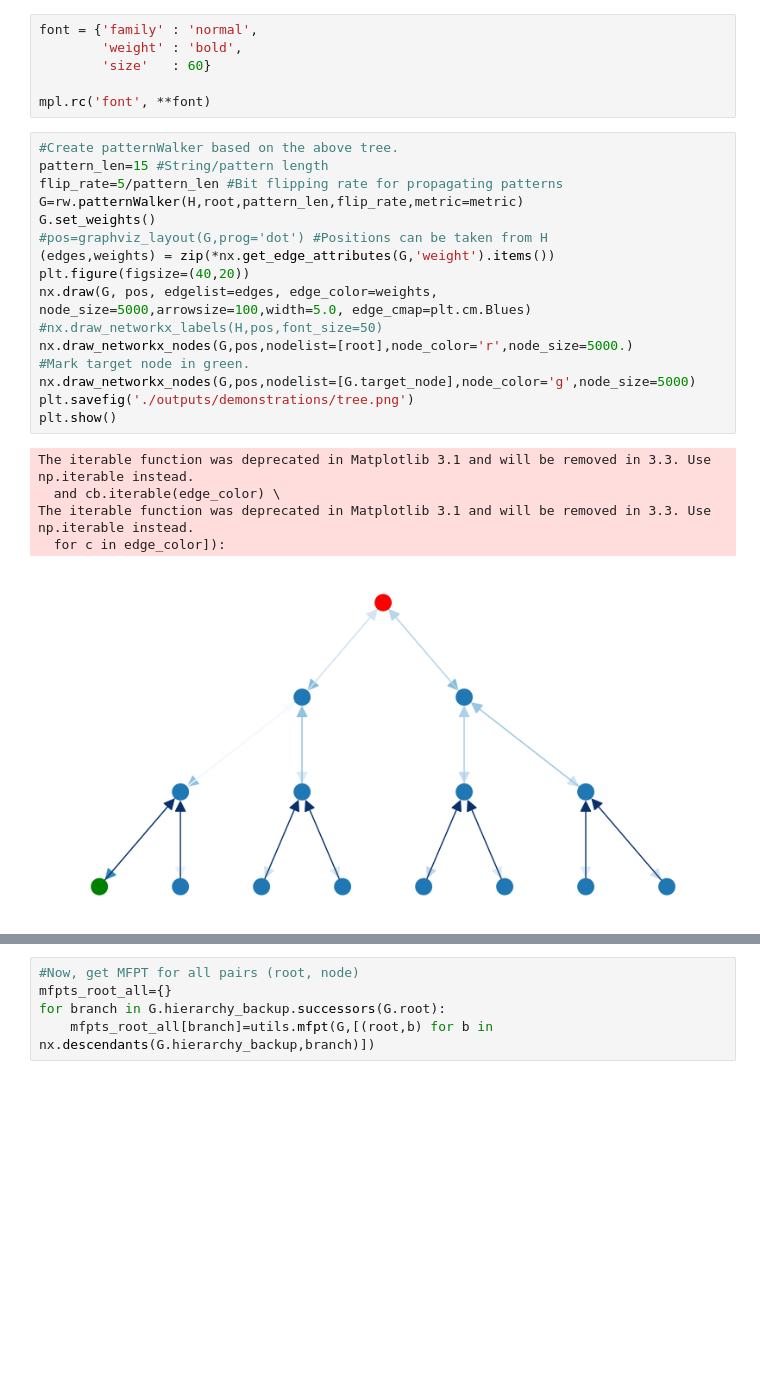
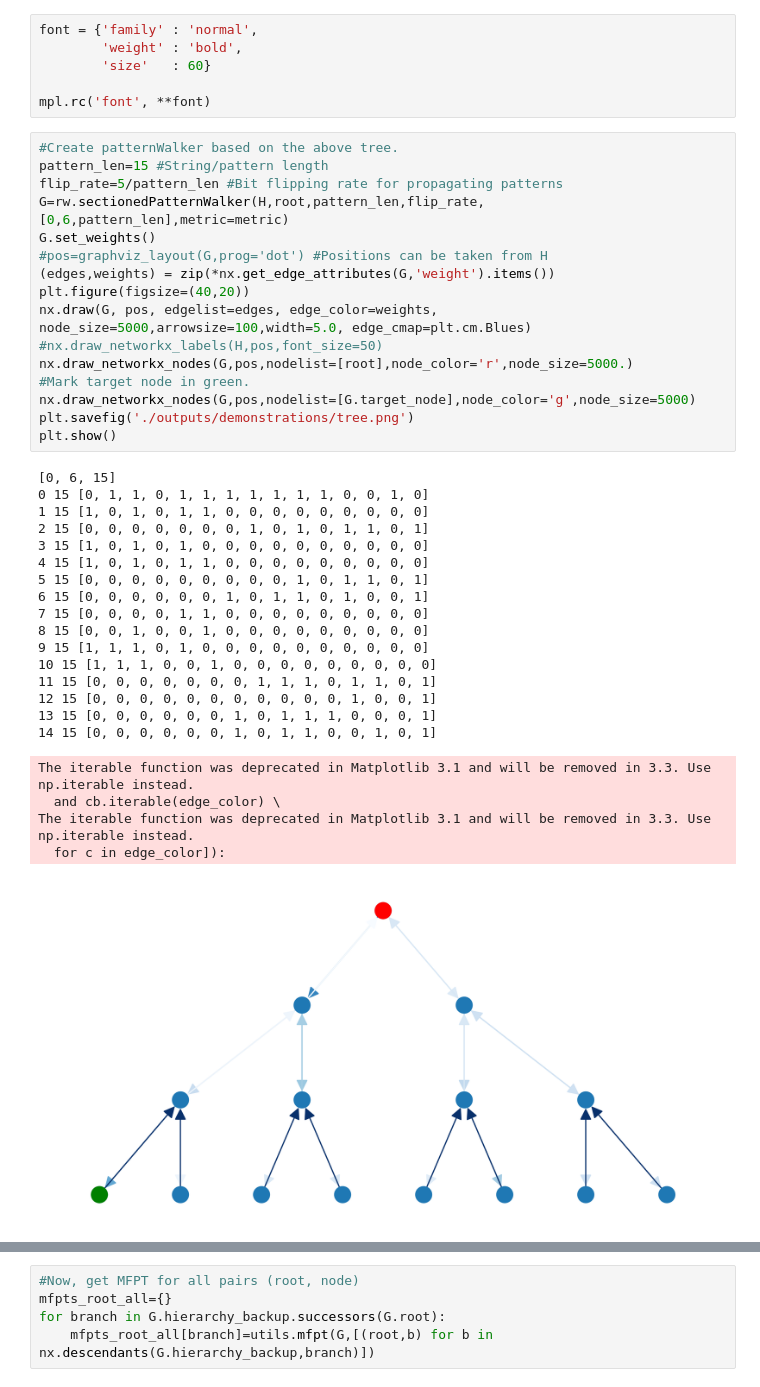
Before and after one commit to YPFoerster/pattern_walker, a Jupyter notebook: demonstrator.ipynb, the cells around one changed output, grey strips where cells are left out. Cells and saved outputs as stored; diff of their text form; blank space fills up the shorter version.

```diff
--- a/demonstrator.ipynb
+++ b/demonstrator.ipynb
@@ -43,25 +43,41 @@ mpl.rc('font', **font)
 # %%
 #Create patternWalker based on the above tree.
 pattern_len=15 #String/pattern length
 flip_rate=5/pattern_len #Bit flipping rate for propagating patterns
-G=rw.patternWalker(H,root,pattern_len,flip_rate,metric=metric)
+G=rw.sectionedPatternWalker(H,root,pattern_len,flip_rate,[0,6,pattern_len],metric=metric)
 G.set_weights()
 #pos=graphviz_layout(G,prog='dot') #Positions can be taken from H
 (edges,weights) = zip(*nx.get_edge_attributes(G,'weight').items())
 plt.figure(figsize=(40,20))
 nx.draw(G, pos, edgelist=edges, edge_color=weights, node_size=5000,arrowsize=100,width=5.0, edge_cmap=plt.cm.Blues)
 #nx.draw_networkx_labels(H,pos,font_size=50)
 nx.draw_networkx_nodes(G,pos,nodelist=[root],node_color='r',node_size=5000.)
 #Mark target node in green.
 nx.draw_networkx_nodes(G,pos,nodelist=[G.target_node],node_color='g',node_size=5000)
 plt.savefig('./outputs/demonstrations/tree.png')
 plt.show()
 # %% [output]
-The iterable function was deprecated in Matplotlib 3.1 and will be removed in 3.3. Use np.iterable instead.
-  and cb.iterable(edge_color) \
-The iterable function was deprecated in Matplotlib 3.1 and will be removed in 3.3. Use np.iterable instead.
-  for c in edge_color]):
+[0, 6, 15]
+0 15 [0, 1, 1, 0, 1, 1, 1, 1, 1, 1, 1, 0, 0, 1, 0]
+1 15 [1, 0, 1, 0, 1, 1, 0, 0, 0, 0, 0, 0, 0, 0, 0]
+2 15 [0, 0, 0, 0, 0, 0, 0, 1, 0, 1, 0, 1, 1, 0, 1]
+3 15 [1, 0, 1, 0, 1, 0, 0, 0, 0, 0, 0, 0, 0, 0, 0]
+4 15 [1, 0, 1, 0, 1, 1, 0, 0, 0, 0, 0, 0, 0, 0, 0]
+5 15 [0, 0, 0, 0, 0, 0, 0, 0, 0, 1, 0, 1, 1, 0, 1]
+6 15 [0, 0, 0, 0, 0, 0, 1, 0, 1, 1, 0, 1, 0, 0, 1]
+7 15 [0, 0, 0, 0, 1, 1, 0, 0, 0, 0, 0, 0, 0, 0, 0]
+8 15 [0, 0, 1, 0, 0, 1, 0, 0, 0, 0, 0, 0, 0, 0, 0]
+9 15 [1, 1, 1, 0, 1, 0, 0, 0, 0, 0, 0, 0, 0, 0, 0]
+10 15 [1, 1, 1, 0, 0, 1, 0, 0, 0, 0, 0, 0, 0, 0, 0]
+11 15 [0, 0, 0, 0, 0, 0, 0, 1, 1, 1, 0, 1, 1, 0, 1]
+12 15 [0, 0, 0, 0, 0, 0, 0, 0, 0, 0, 0, 1, 0, 0, 1]
+13 15 [0, 0, 0, 0, 0, 0, 1, 0, 1, 1, 1, 0, 0, 0, 1]
+14 15 [0, 0, 0, 0, 0, 0, 1, 0, 1, 1, 0, 0, 1, 0, 1]
+The iterable function was deprecated in Matplotlib 3.1 and will be removed in 3.3. Use np.iterable instead.
+  and cb.iterable(edge_color) \
+The iterable function was deprecated in Matplotlib 3.1 and will be removed in 3.3. Use np.iterable instead.
+  for c in edge_color]):
-[figure, old version]
+[figure, new version]
 # %%
 print('Number of duplicate strings/Number of strings:', G.num_pattern_duplicates(),'/',len(G))
 mfpts_root_leaves=utils.mfpt(G,[(root,b) for b in utils.leaves(G.hierarchy_backup)])
```
Also changed, not shown: parts of 8 cells of this notebook, 1 other file.
